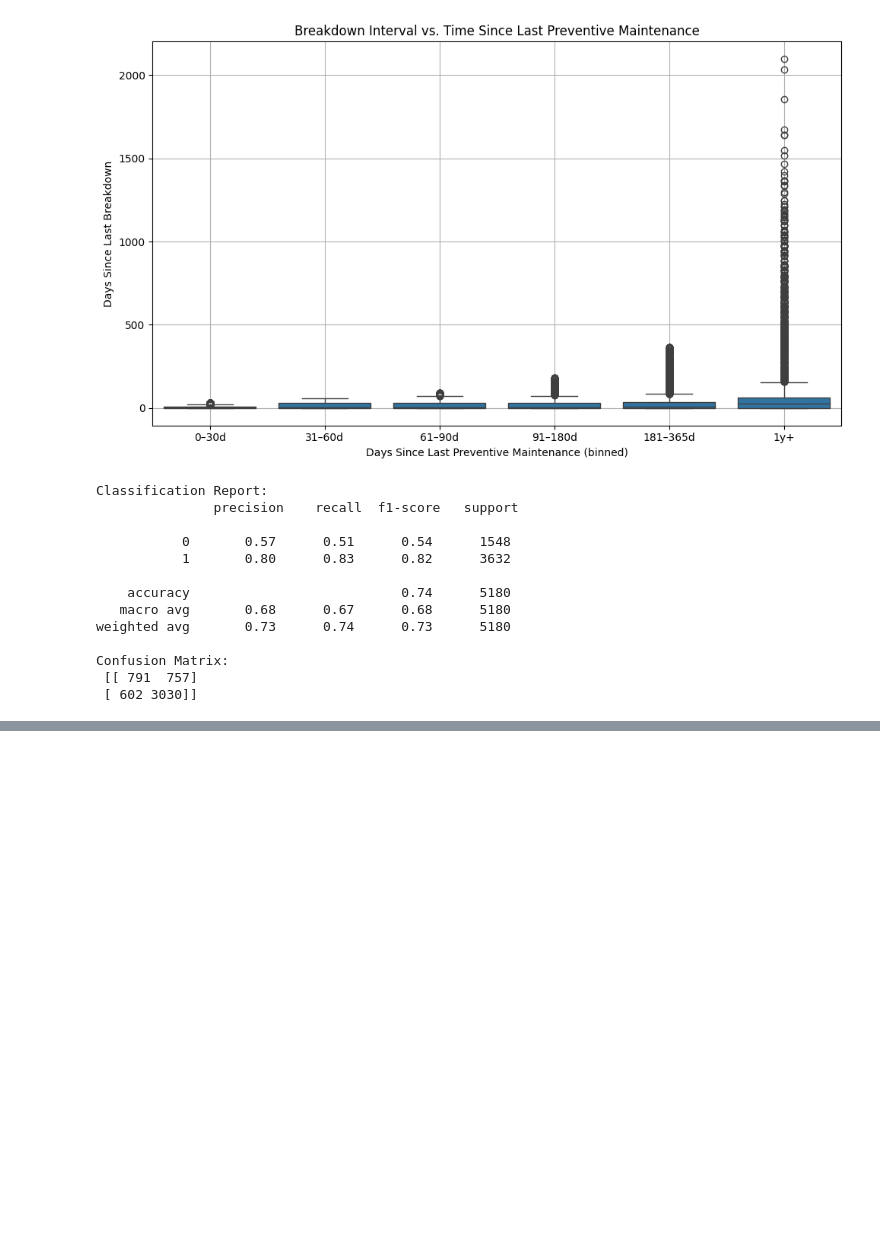
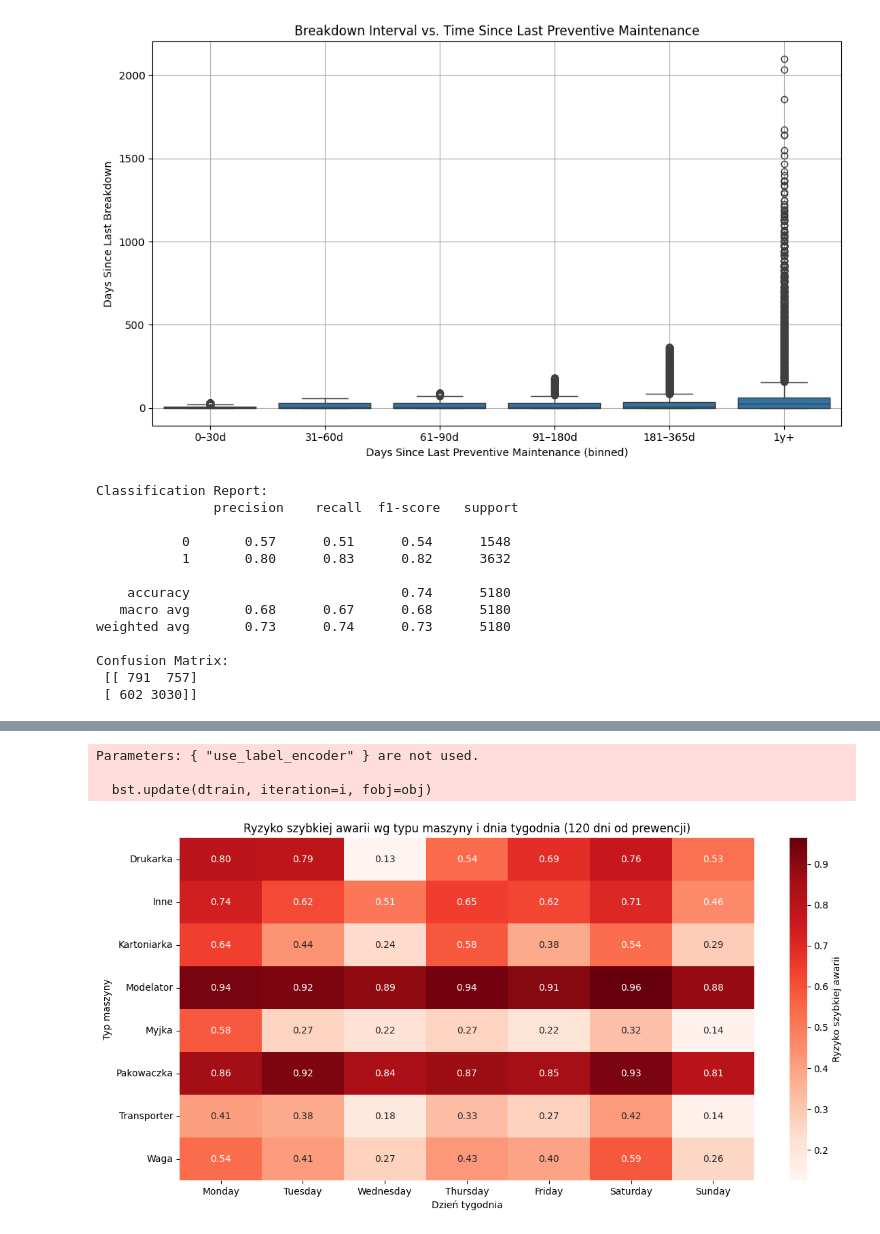
Before and after one commit to klaudiaban/ferrero, a Jupyter notebook: sapmaintance_preventive.ipynb, the cells around one changed output, grey strips where cells are left out. Cells and saved outputs as stored; diff of their text form; code cells hidden in the pictures; blank space fills up the shorter version.

```diff
--- a/sapmaintance_preventive.ipynb
+++ b/sapmaintance_preventive.ipynb
@@ -168,0 +235,68 @@ plt.show()
+# %%
+import pandas as pd
+import matplotlib.pyplot as plt
+import seaborn as sns
+from xgboost import XGBClassifier
+from sklearn.model_selection import train_test_split
+import itertools
+
+# Convert date and create features
+df_failures["Data zawiadom."] = pd.to_datetime(df_failures["Data zawiadom."], errors="coerce")
+df_failures["Dzien_tygodnia"] = df_failures["Data zawiadom."].dt.day_name()
+df_failures["Target_szybko_awaria"] = (df_failures["Dni_od_ostatniej_awarii"] < 30).astype(int)
+
+# Extract machine type
+df_failures["Typ_maszyny"] = df_failures["Oznaczenie"].str.extract(
+    r"(Pakowaczka|Kartoniarka|Modelator|Zgrzewarka|Myjka|Maszyna pakująca|Transporter|Detektor|Drukarka|Waga)",
+    expand=False
+)
+df_failures["Typ_maszyny"] = df_failures["Typ_maszyny"].fillna("Inne")
+
+# Filter rows with full feature data
+model_df = df_failures.dropna(subset=["Dni_od_ostatniej_prewencji", "Dzien_tygodnia", "Priorytet", "Typ_maszyny"])
+
+# Prepare features and target
+X = pd.get_dummies(model_df[["Typ_maszyny", "Dzien_tygodnia", "Priorytet", "Dni_od_ostatniej_prewencji"]])
+y = model_df["Target_szybko_awaria"]
+
+# Train-test split
+X_train, X_test, y_train, y_test = train_test_split(X, y, stratify=y, test_size=0.2, random_state=42)
+
+# XGBoost model
+xgb_model = XGBClassifier(use_label_encoder=False, eval_metric='logloss', random_state=42)
+xgb_model.fit(X_train, y_train)
+
+# Create test scenarios for heatmap
+top_types = model_df["Typ_maszyny"].value_counts().head(8).index.tolist()
+days = ["Monday", "Tuesday", "Wednesday", "Thursday", "Friday", "Saturday", "Sunday"]
+priority = "Brak"
+prevention_days = 120
+
+test_df = pd.DataFrame(itertools.product(top_types, days), columns=["Typ_maszyny", "Dzien_tygodnia"])
+test_df["Priorytet"] = priority
+test_df["Dni_od_ostatniej_prewencji"] = prevention_days
+
+# One-hot encode and align columns
+test_encoded = pd.get_dummies(test_df)
+test_encoded = test_encoded.reindex(columns=X.columns, fill_value=0)
+
+# Predict probabilities
+test_df["Prawdopodobieństwo_szybkiej_awarii"] = model.predict_proba(test_encoded)[:, 1]
+
+# Create pivot for heatmap
+pivot = test_df.pivot(index="Typ_maszyny", columns="Dzien_tygodnia", values="Prawdopodobieństwo_szybkiej_awarii")
+pivot = pivot[["Monday", "Tuesday", "Wednesday", "Thursday", "Friday", "Saturday", "Sunday"]]
+
+# Plot heatmap
+plt.figure(figsize=(12, 6))
+sns.heatmap(pivot, annot=True, fmt=".2f", cmap="Reds", cbar_kws={'label': 'Ryzyko szybkiej awarii'})
+plt.title(f"Ryzyko szybkiej awarii wg typu maszyny i dnia tygodnia ({prevention_days} dni od prewencji)")
+plt.xlabel("Dzień tygodnia")
+plt.ylabel("Typ maszyny")
+plt.tight_layout()
+plt.show()
+# %% [output]
+Parameters: { "use_label_encoder" } are not used.
+
+  bst.update(dtrain, iteration=i, fobj=obj)
+[figure, added]
```
Also changed, not shown: parts of 8 cells of this notebook, 3 other files.
